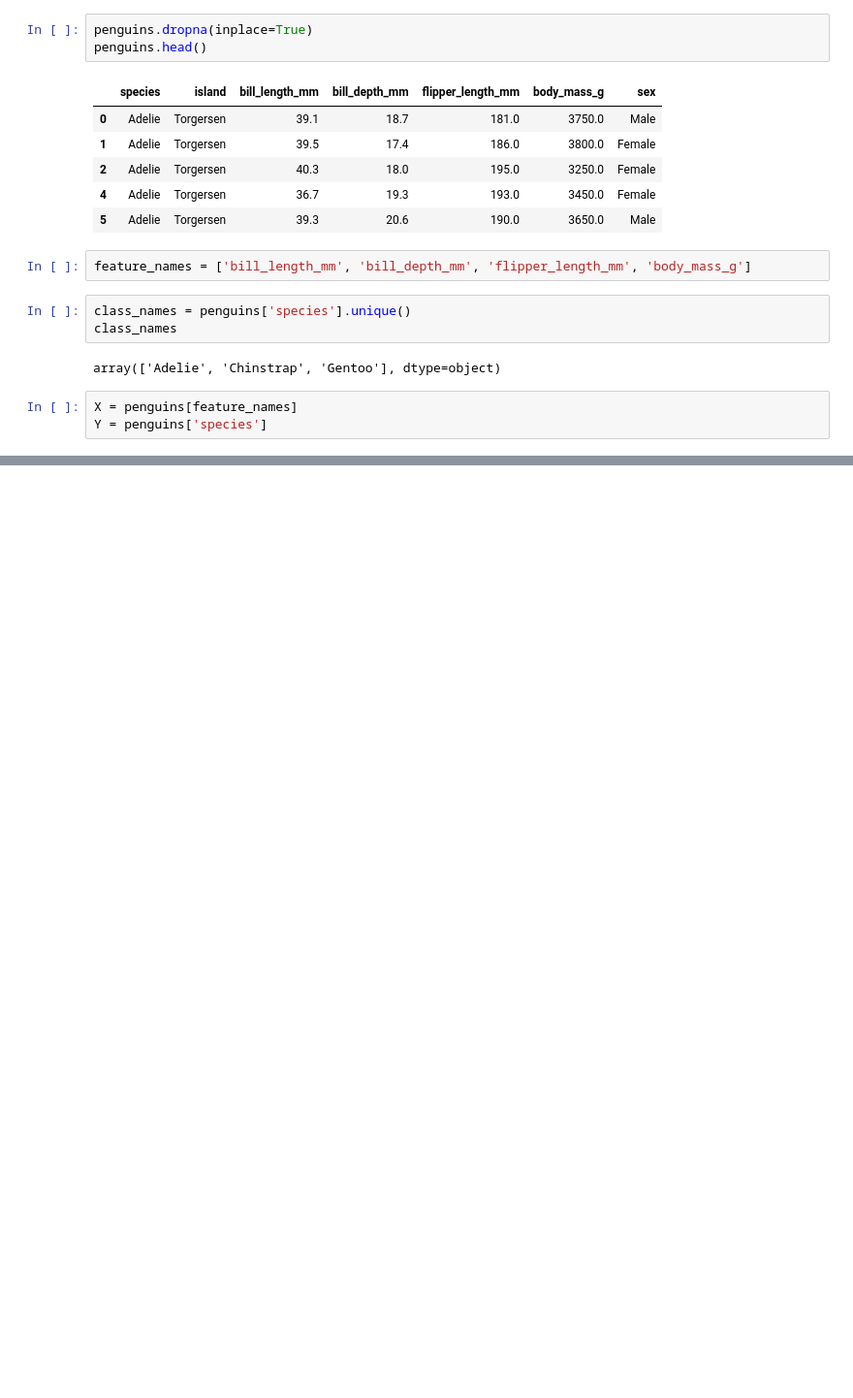
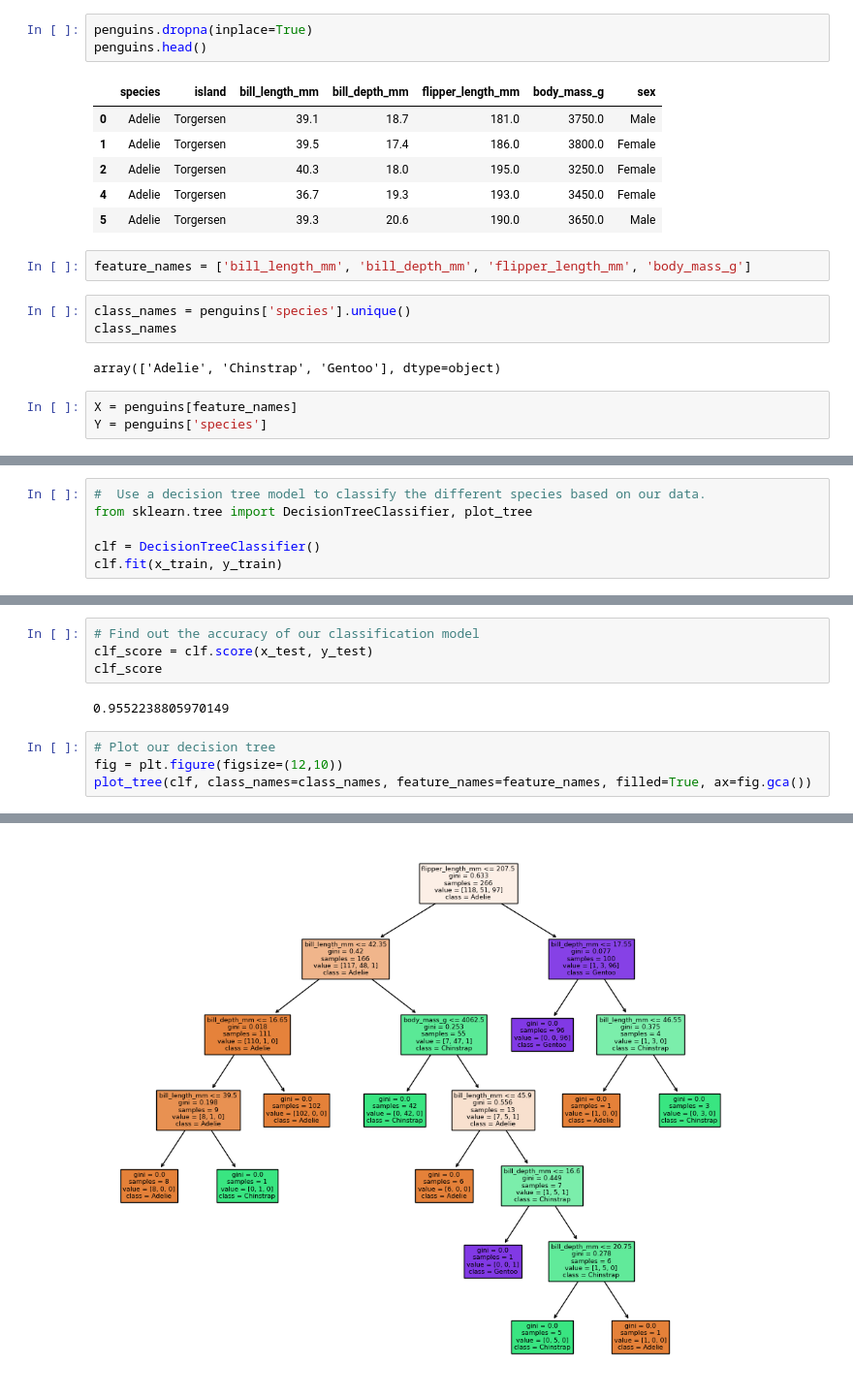
Before and after one commit to MaxDangVu136/ml_carpentry_workshop_2023, a Jupyter notebook: ml_carpentry_workshop_day1_classification.ipynb, the cells around one changed output, grey strips where cells are left out. Shown at 97% size. Cells and saved outputs as stored; diff of their text form; blank space fills up the shorter version.

```diff
--- a/ml_carpentry_workshop_day1_classification.ipynb
+++ b/ml_carpentry_workshop_day1_classification.ipynb
@@ -45,0 +53,6 @@ sns.scatterplot(x_train, x=feature_names[0], y=feature_names[1], hue=y_train)
+# %%
+#  Use a decision tree model to classify the different species based on our data.
+from sklearn.tree import DecisionTreeClassifier, plot_tree
+
+clf = DecisionTreeClassifier()
+clf.fit(x_train, y_train)
@@ -45,0 +76,11 @@ sns.scatterplot(x_train, x=feature_names[0], y=feature_names[1], hue=y_train)
+# %%
+# Find out the accuracy of our classification model
+clf_score = clf.score(x_test, y_test)
+clf_score
+# %% [output]
+0.9552238805970149
+# %%
+# Plot our decision tree
+fig = plt.figure(figsize=(12,10))
+plot_tree(clf, class_names=class_names, feature_names=feature_names, filled=True, ax=fig.gca())
+# %% [output]
@@ -45,0 +104 @@ sns.scatterplot(x_train, x=feature_names[0], y=feature_names[1], hue=y_train)
+[figure, added]
```
Also changed, not shown: parts of 17 cells of this notebook.
